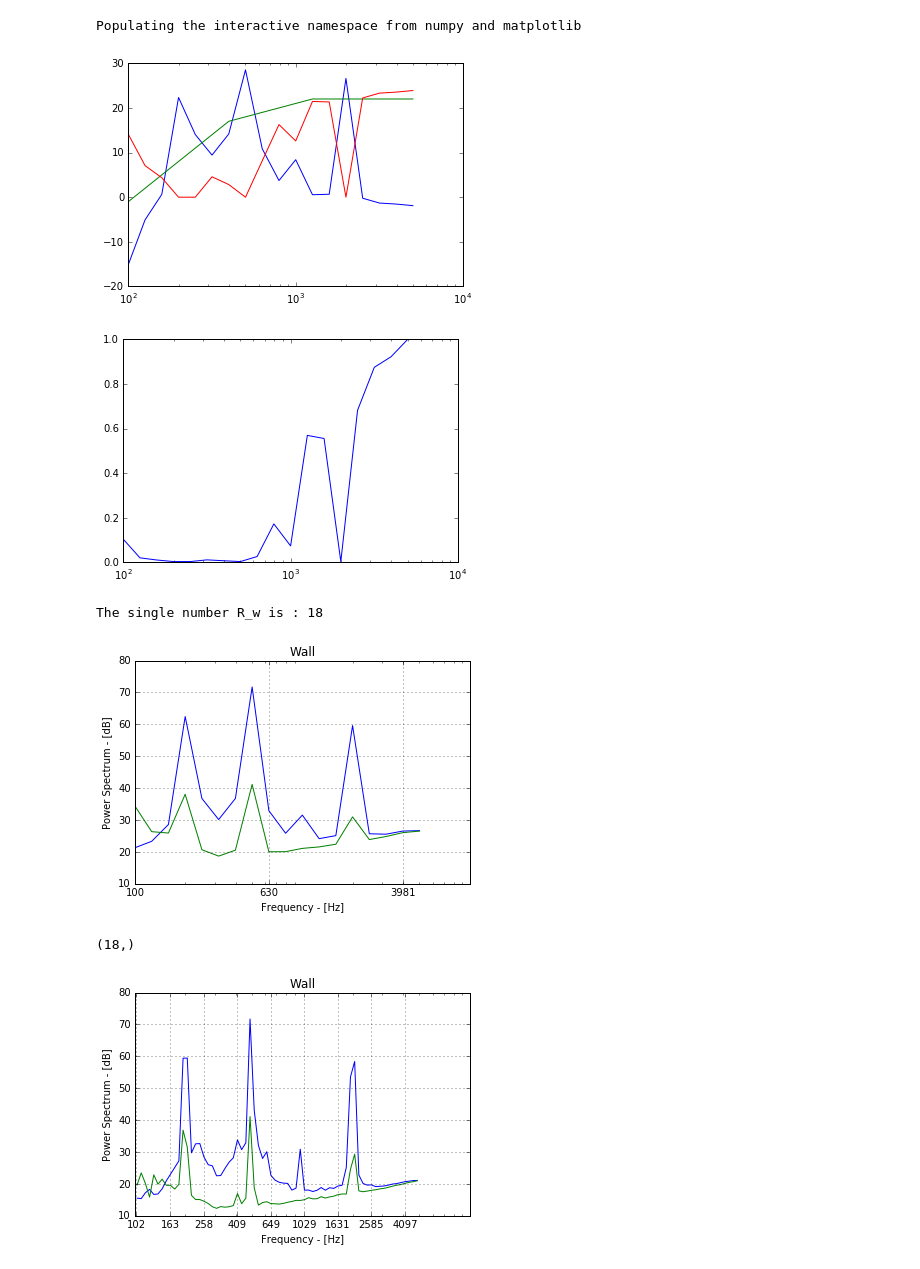
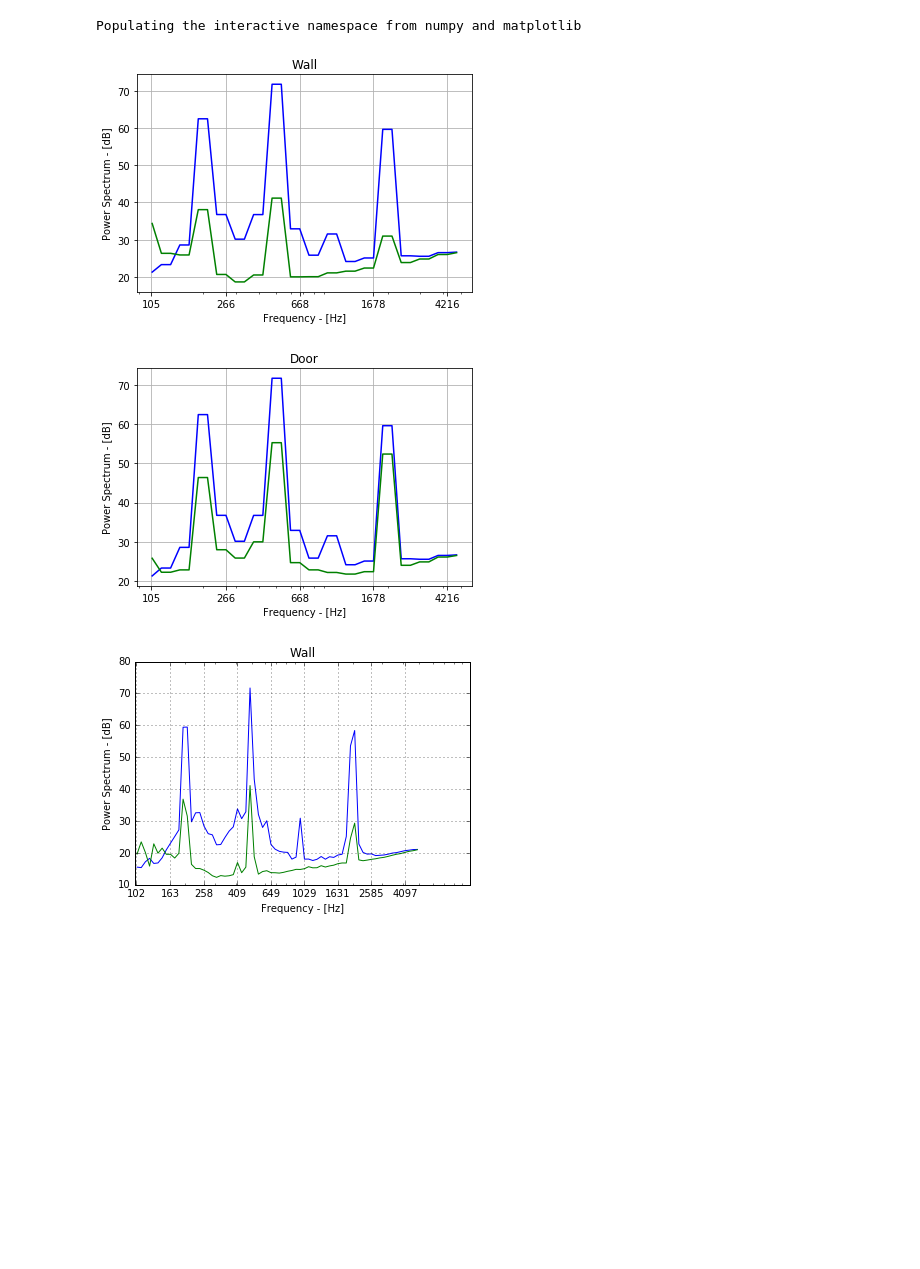
Before and after one commit to ndimubanzisenga/BuildingAcoustics, a Jupyter notebook: src/scripts/diagnosis_test.ipynb, the cells around one changed output. Saved outputs shown, nothing was run; the diff lists cells and outputs as text; code cells hidden in the pictures; blank space fills up the shorter version.

```diff
--- a/src/scripts/diagnosis_test.ipynb
+++ b/src/scripts/diagnosis_test.ipynb
@@ -14,7 +14,7 @@ def get_immediate_subdirectories(root_directory):
 # %%
 def process_data(measurement_folder, fs):
     data_folders = get_immediate_subdirectories(measurement_folder)
-    building_acoustics_measurement = BuildingAcousticsMeasurement(fs=fs, f_start=100, f_stop=5000, fraction=3)
+    building_acoustics_measurement = BuildingAcousticsMeasurement(fs=fs, f_start=100, f_stop=5000, fraction=6)
 
     s = Spectrum()
 
@@ -35,9 +35,9 @@ def process_data(measurement_folder, fs):
         files = os.listdir(measurement_folder + foo)
         for f in files:
             file_name = measurement_folder + foo + '/' + f
-            #data_s = np.loadtxt(file_name, delimiter=';', dtype=np.str)
-            #data = np.asarray(data_s[:, 0], dtype=np.float16)
-            data = np.load(file_name)
+            data_s = np.loadtxt(file_name, delimiter=';', dtype=np.str)
+            data = np.asarray(data_s[:, 0], dtype=np.float16)
+            #data = np.load(file_name)
             if foo == 'background':
                 pass
 
@@ -60,7 +60,7 @@ def process_data(measurement_folder, fs):
     L1 = building_acoustics_measurement.tx_room_spl
     L2 = building_acoustics_measurement.rx_room_spl
 
-    D_nT = building_acoustics_measurement.DnT()
+    '''D_nT = building_acoustics_measurement.DnT()
     D_nT_w, ref_curve = building_acoustics_measurement.compute_single_number(D_nT)
 
     R = building_acoustics_measurement.R(20, 100) # 4m * 5m * 5m room
@@ -78,15 +78,18 @@ def process_data(measurement_folder, fs):
     plt.xscale('log')
     plt.plot(freq, ref_curve[-1])
     plt.plot(freq, RR[-1])
+    plt.axis()
     plt.show()
 
     plt.figure()
     plt.xscale('log')
     plt.plot(freq, rr[-1]/rr.max())
+    plt.axis()
     plt.show()
 
     print("The single number R_w is : {0}").format(R_w)
-    return freq, L1, L2, R, ref_curve
+    return freq, L1, L2, R, ref_curve'''
+    return freq, L1, L2
 
 def plot_data(y_data, x_data=None, title=None, y_label=None, x_label=None, scale='linear', multi_plot=False,\
               spread_plot=False, Spreads=None, args=None):
@@ -115,27 +118,40 @@ def plot_data(y_data, x_data=None, title=None, y_label=None, x_label=None, scale
     #file_name = result_dir + title
     #fig.savefig(file_name)
 # %%
+## Wall
 folder = '../../data/DiagnosisTest/wall/'
 fs = 11000
-freq, L1, L2, R, ref_curve = process_data(folder, fs)
+#freq, L1, L2, R, ref_curve = process_data(folder, fs)
+freq, L1, L2 = process_data(folder, fs)
 
 scale = 'log'
 title = 'Wall'
 x_label = 'Frequency - [Hz]'
 y_label = 'Power Spectrum - [dB]'
 octave_tick = np.asarray(freq, dtype=np.int)[::8]
 Spreads = None
 
 plot_data([L1, L2], freq, title, y_label, x_label, scale, True, False, Spreads, octave_tick)
+
+
+## Door
+
+folder = '../../data/DiagnosisTest/leak/'
+fs = 11000
+#freq, L1, L2, R, ref_curve = process_data(folder, fs)
+freq, L1, L2 = process_data(folder, fs)
+
+scale = 'log'
+title = 'Door'
+x_label = 'Frequency - [Hz]'
+y_label = 'Power Spectrum - [dB]'
+octave_tick = np.asarray(freq, dtype=np.int)[::8]
+Spreads = None
+
+plot_data([L1, L2], freq, title, y_label, x_label, scale, True, False, Spreads, octave_tick)
 # %% [output]
-[figure, old version]
+[figure, new version]
-[figure, old version]
+[figure, new version]
-The single number R_w is : 18
-[figure, removed]
-# %%
-freq.shape
-# %% [output]
-(18,)
 # %%
 folder = '../../data/DiagnosisTest/wall/'
 fs = 11000
```
Also changed, not shown: parts of 1 cell of this notebook, 9 other files.
